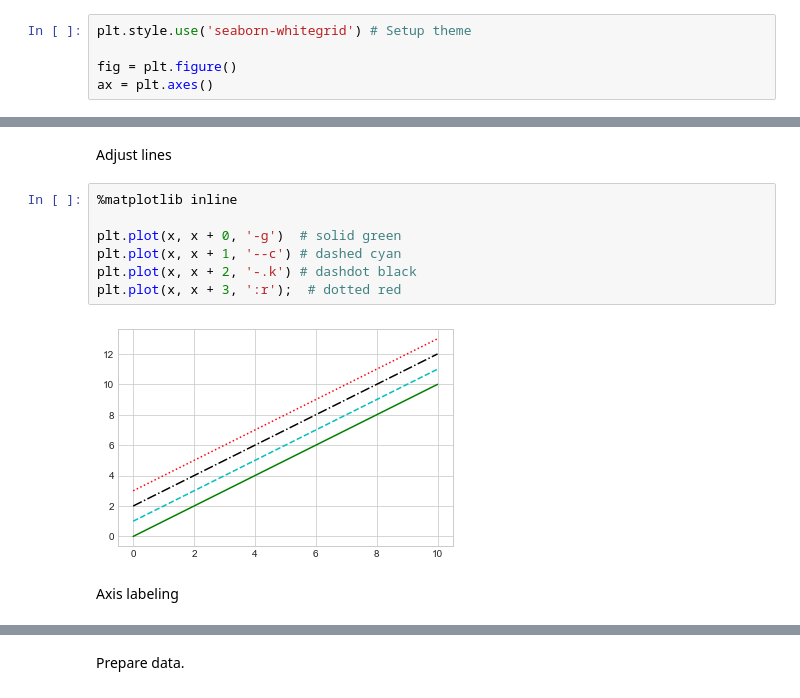
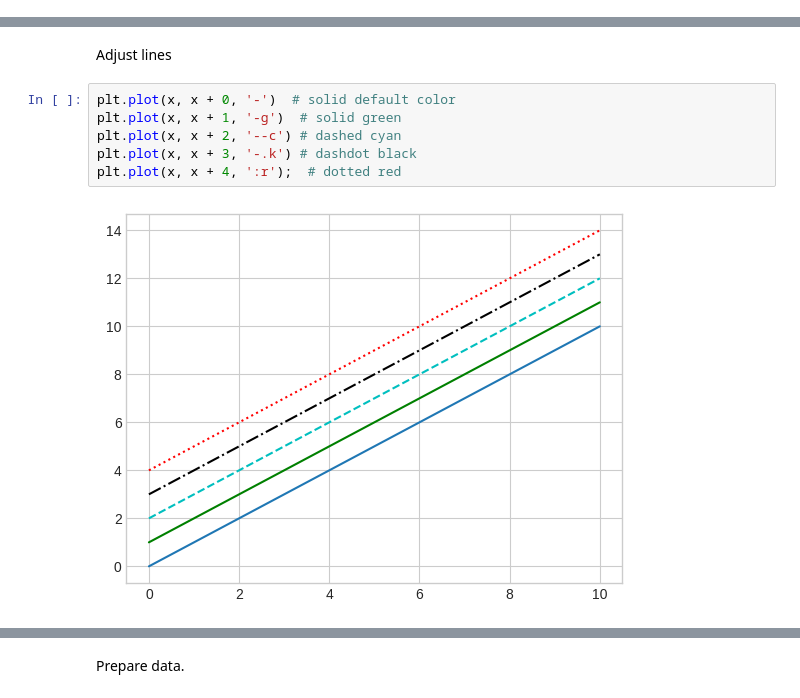
Before and after one commit to dfbarrero/dataCourse, a Jupyter notebook: dataviz/DatavizWithMatplotlib.ipynb, the cells around one changed output, grey strips where cells are left out. Drawn from its saved outputs; the diff is of its cells as text.

```diff
--- a/dataviz/DatavizWithMatplotlib.ipynb
+++ b/dataviz/DatavizWithMatplotlib.ipynb
@@ -84,5 +119,0 @@ Matplotlib requires a figure and axes. Plots are built on their top.
-# %%
-plt.style.use('seaborn-whitegrid') # Setup theme
-
-fig = plt.figure()
-ax = plt.axes()
@@ -118,15 +135,12 @@ Using matplotlib backend: nbAgg
 # %% [markdown]
 Adjust lines
 # %%
-%matplotlib inline
-
-plt.plot(x, x + 0, '-g')  # solid green
-plt.plot(x, x + 1, '--c') # dashed cyan
-plt.plot(x, x + 2, '-.k') # dashdot black
-plt.plot(x, x + 3, ':r');  # dotted red
+plt.plot(x, x + 0, '-')  # solid default color
+plt.plot(x, x + 1, '-g')  # solid green
+plt.plot(x, x + 2, '--c') # dashed cyan
+plt.plot(x, x + 3, '-.k') # dashdot black
+plt.plot(x, x + 4, ':r');  # dotted red
 # %% [output]
-[figure, old version]
+[figure, new version]
-# %% [markdown]
-Axis labeling
 # %%
 plt.plot(x, np.sin(x))
```
Also changed, not shown: parts of 41 cells of this notebook.
